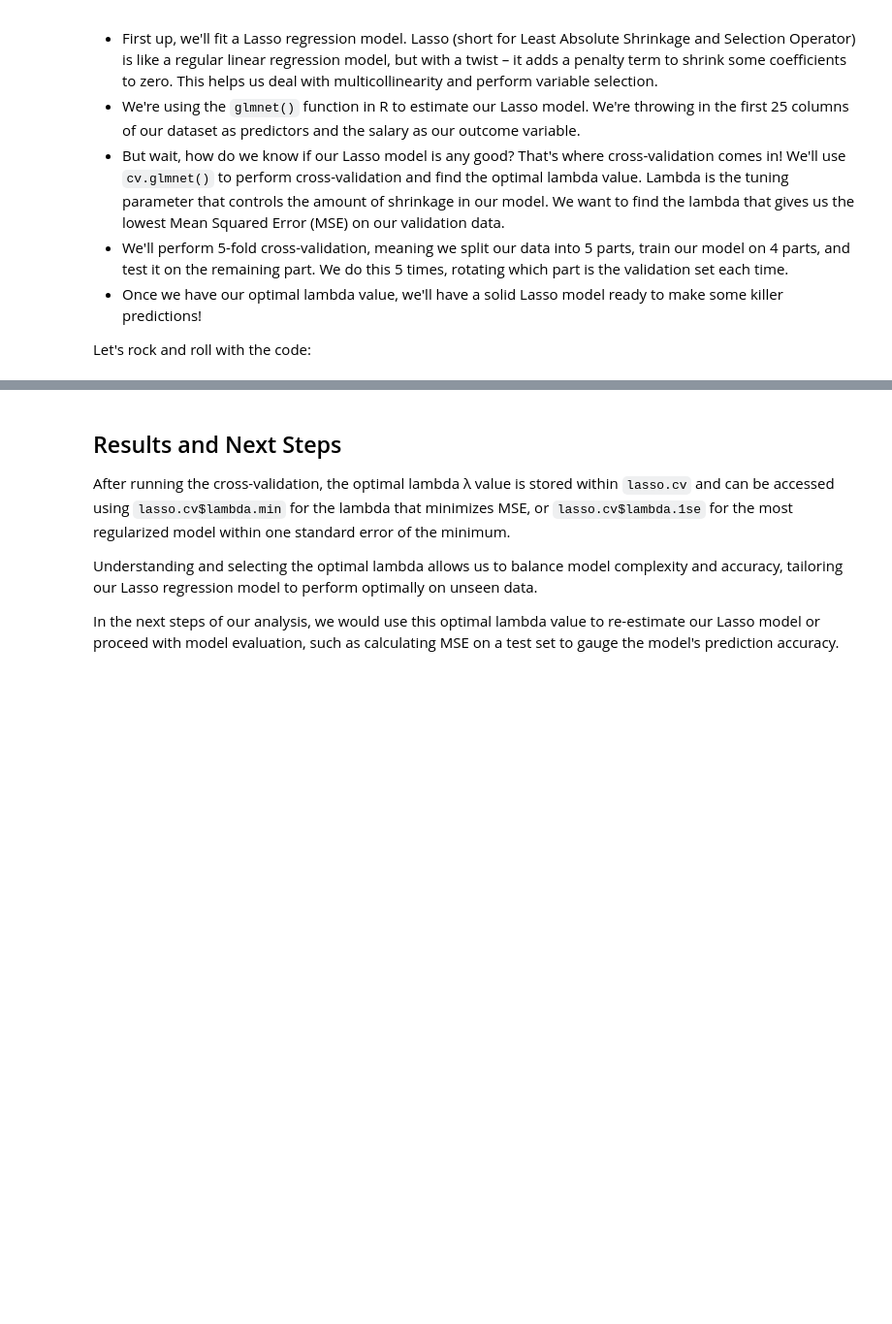
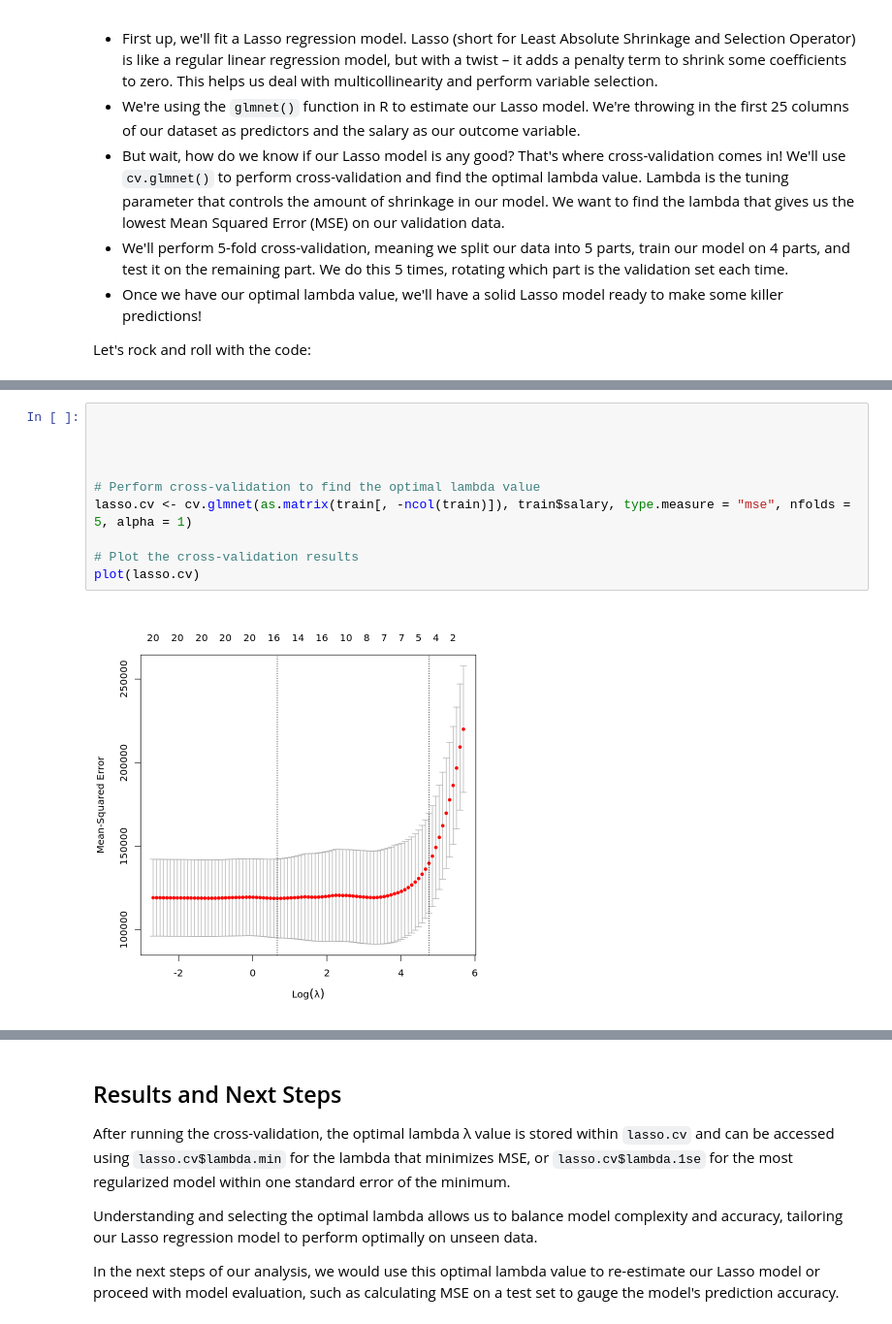
Before and after one commit to AStrittmatter/M02-Machine-Learning, a Jupyter notebook: class_tutorial/Class_tutorial_2.ipynb, the cells around one changed output, grey strips where cells are left out. Shown at 97% size. Saved outputs shown, nothing was run; the diff lists cells and outputs as text; blank space fills up the shorter version.

```diff
--- a/class_tutorial/Class_tutorial_2.ipynb
+++ b/class_tutorial/Class_tutorial_2.ipynb
@@ -231,0 +273,12 @@ ridge.cv <- cv.glmnet(as.matrix(train[, -ncol(train)]), train$salary, type.measu
+# %%
+
+
+
+
+# Perform cross-validation to find the optimal lambda value
+lasso.cv <- cv.glmnet(as.matrix(train[, -ncol(train)]), train$salary, type.measure = "mse", nfolds = 5, alpha = 1)
+
+# Plot the cross-validation results
+plot(lasso.cv)
+# %% [output]
+[figure, added]
```
Also changed, not shown: parts of 13 cells of this notebook.
